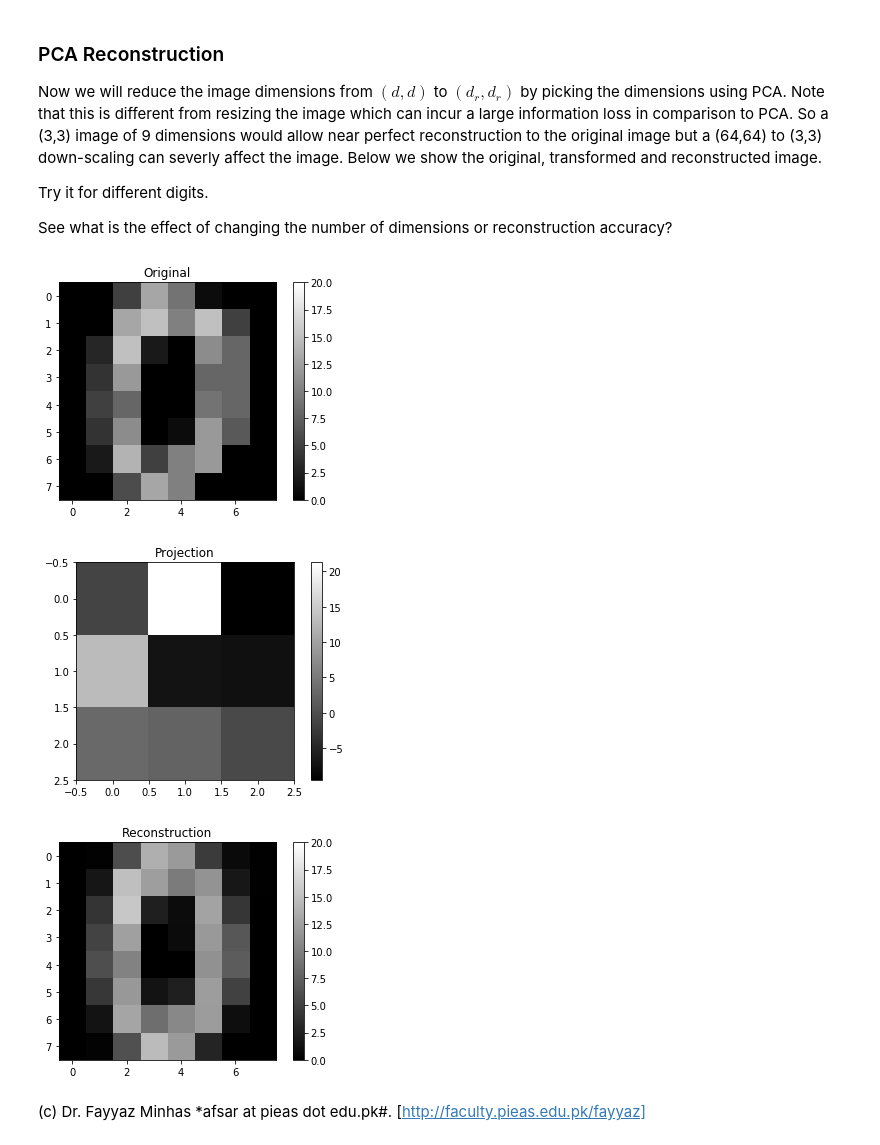
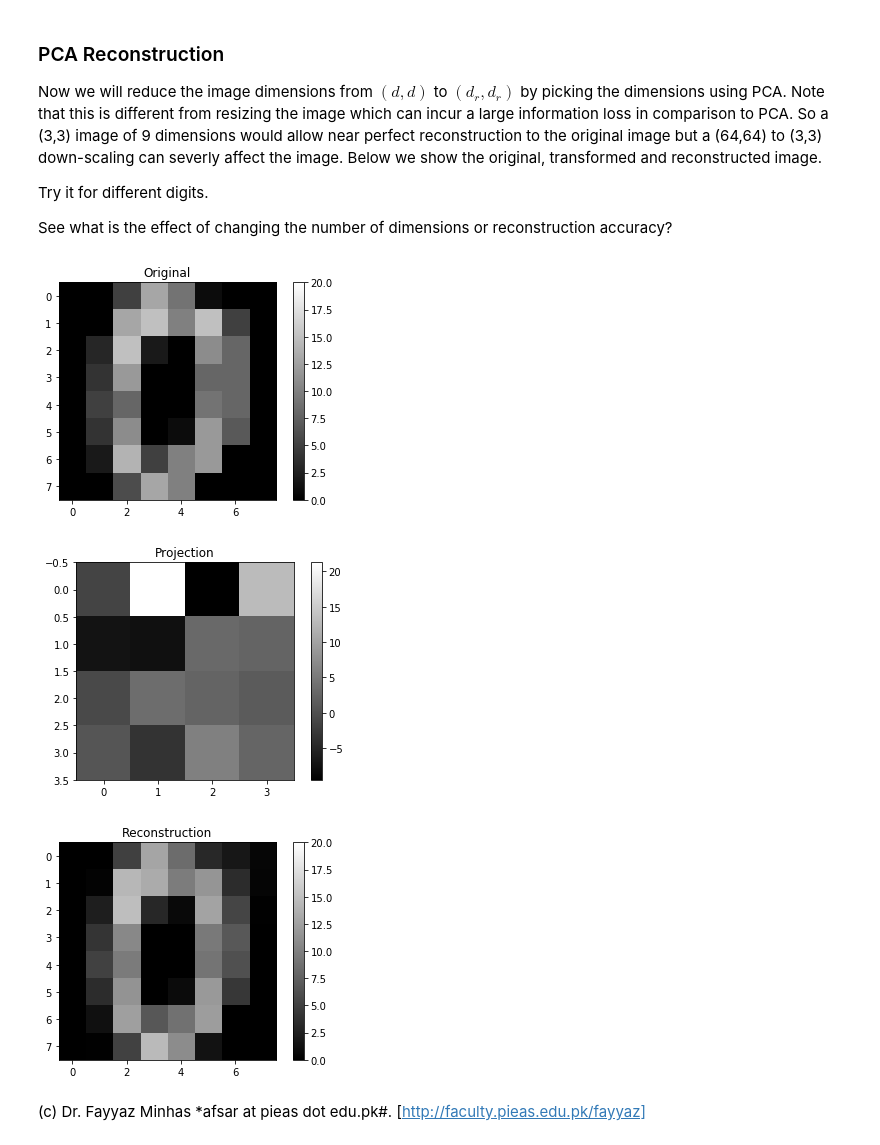
Before and after one commit to foxtrotmike/PCA-Tutorial, a Jupyter notebook: pca.ipynb, the cells around one changed output. Cells and saved outputs as stored; diff of their text form; code cells hidden in the pictures.

```diff
--- a/pca.ipynb
+++ b/pca.ipynb
@@ -388,16 +430,16 @@ Try it for different digits.
 
 See what is the effect of changing the number of dimensions or reconstruction accuracy?
 # %%
-dr = 3
+dr = 4
 pca = PCA(n_components=dr*dr)
 components = pca.fit_transform(digits.data)
 reconstruction = pca.inverse_transform(components)
 plt.imshow(digits.data[0,:].reshape(8,8),cmap='gray',vmin=0,vmax=20); plt.title('Original'); plt.colorbar(); plt.show()
 plt.imshow(components[0,:].reshape(dr,dr),cmap='gray'); plt.title('Projection'); plt.colorbar(); plt.show()
 plt.imshow(reconstruction[0,:].reshape(8,8),cmap='gray',vmin=0,vmax=20); plt.title('Reconstruction'); plt.colorbar(); plt.show()
 # %% [output]
 [figure]
-[figure, old version]
+[figure, new version]
-[figure, old version]
+[figure, new version]
 # %% [markdown]
 (c) Dr. Fayyaz Minhas *afsar at pieas dot edu.pk#. [http://faculty.pieas.edu.pk/fayyaz]
```
Also changed, not shown: parts of 23 cells of this notebook, 2 other files.
